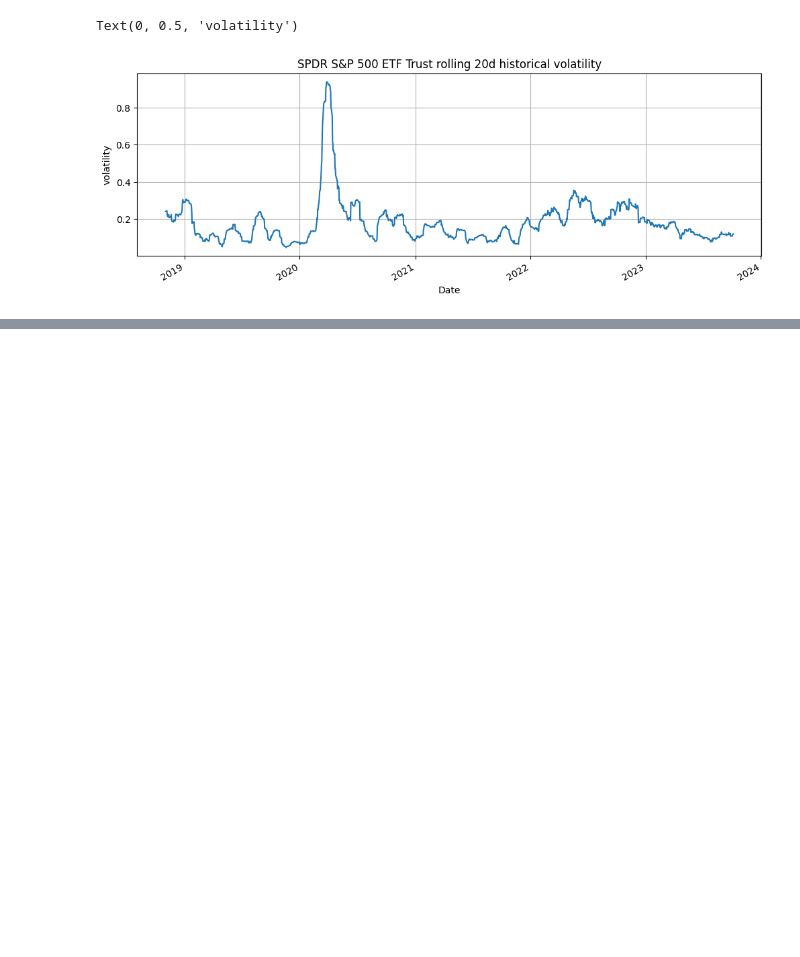
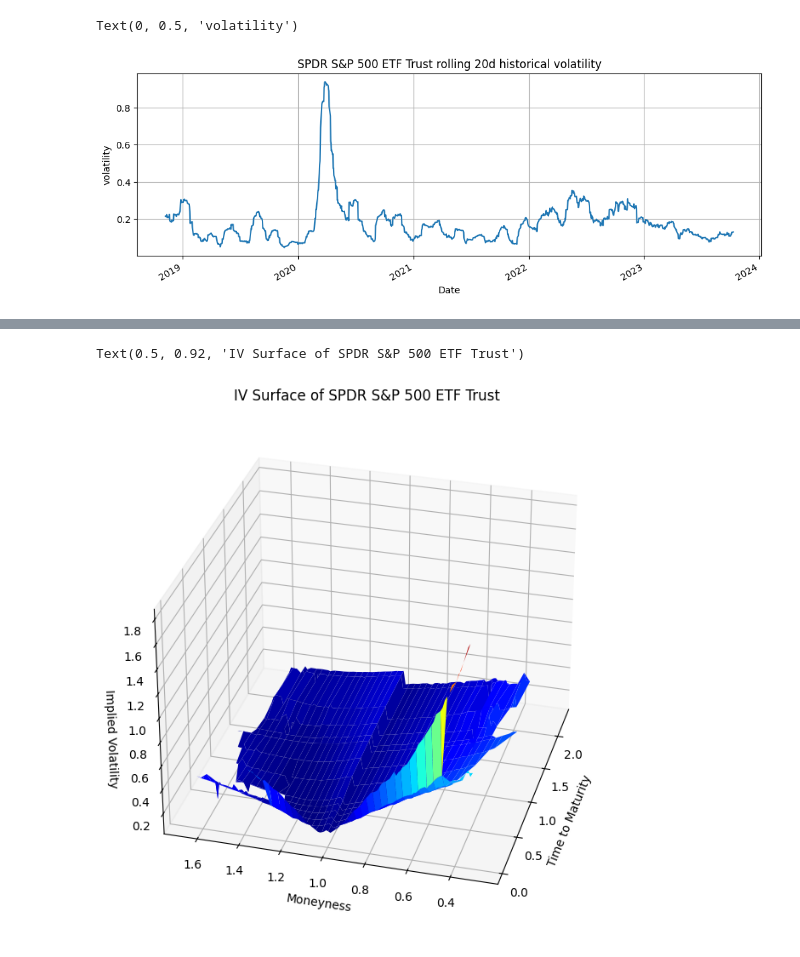
Before and after one commit to laic0022/FN6808_Derivative_Securities, a Jupyter notebook: Course_Project.ipynb, the cells around one changed output, grey strips where cells are left out. Saved outputs shown, nothing was run; the diff lists cells and outputs as text; code cells hidden in the pictures; blank space fills up the shorter version.

```diff
--- a/Course_Project.ipynb
+++ b/Course_Project.ipynb
@@ -136,0 +163,17 @@ Name: impliedVolatility, dtype: float64
+# %%
+#Singapore time is ahead 1 day to the US time
+time2maturity = [((i - datetime.today()).days + 1) / 365 for i in iv_surface[thirdW5].columns]
+# %%
+fig = plt.figure(figsize=(8,8))
+ax = fig.add_subplot(111, projection='3d')
+
+X, Y = np.meshgrid(time2maturity, iv_surface[thirdW5].index)
+ax.plot_surface(X, Y, iv_surface[thirdW5], cmap=cm.jet, linewidth=0.2)
+ax.view_init(30, -165)
+ax.set_xlabel("Time to Maturity")
+ax.set_ylabel("Moneyness")
+ax.set_zlabel("Implied Volatility")
+ax.set_title('IV Surface of '+tk.info['longName'])
+# %% [output]
+Text(0.5, 0.92, 'IV Surface of SPDR S&P 500 ETF Trust')
+[figure, added]
```
Also changed, not shown: parts of 32 cells of this notebook.
